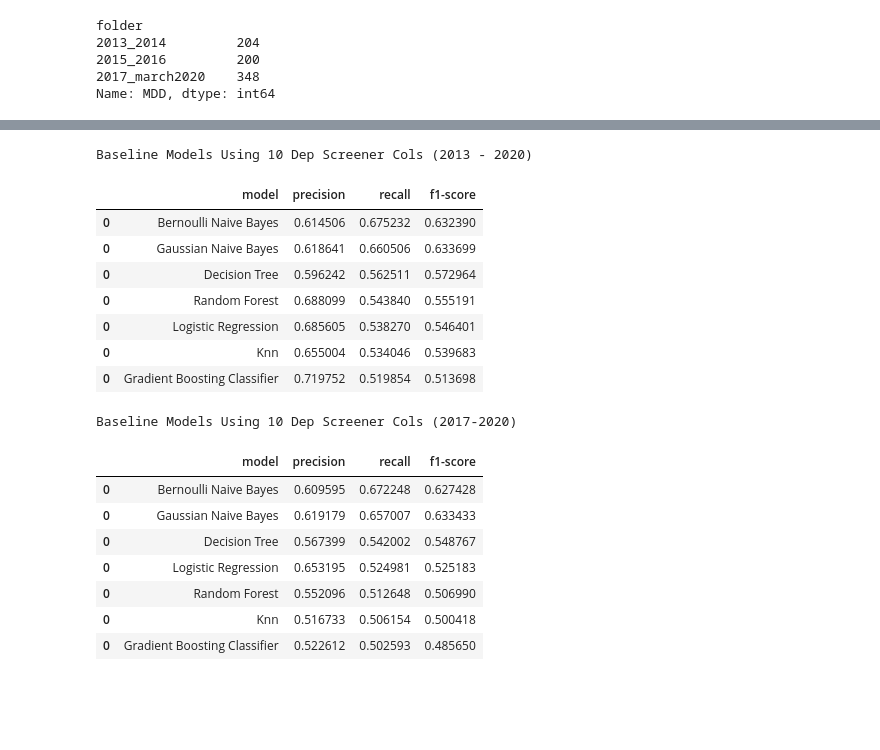
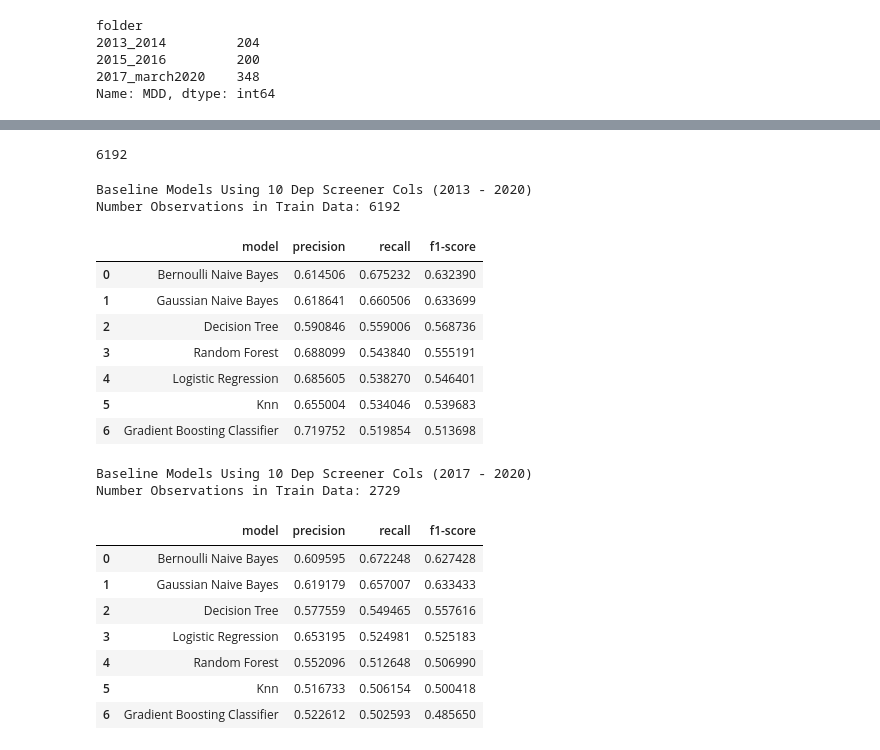
Before and after one commit to orenscarmeli/capstone210-ppd-carmeli_chari_hand_lee, a Jupyter notebook: modeling/initial_modeling.ipynb, the cells around one changed output, grey strips where cells are left out. Drawn from its saved outputs; the diff is of its cells as text; code cells hidden in the pictures; blank space fills up the shorter version.

Commit message:
update pipeline to have all historical years and create baseline models showing multiple survey years

```diff
--- a/modeling/initial_modeling.ipynb
+++ b/modeling/initial_modeling.ipynb
@@ -904,38 +927,46 @@ Name: MDD, dtype: int64
+# %%
+len(y_train)
+# %% [output]
+6192
 # %%
 x_train, x_test, y_train, y_test = get_model_data(
-    original_df = cdc_survey_pmom_v2,
+    original_df = cdc_survey_pmom,
     columns = all_columns[0:10] # just depression screener
 )
 
 baseline_model = baseline_models(x_train, y_train, x_test, y_test, do_smote=False)
-print('Baseline Models Using 10 Dep Screener Cols (2013 - 2020)')
-baseline_model[['model','precision','recall','f1-score']]
+print(f"Baseline Models Using 10 Dep Screener Cols (2013 - 2020) \
+       \nNumber Observations in Train Data: {len(y_train)}")
+baseline_model.reset_index()[['model','precision','recall','f1-score']]
 # %% [output]
 Baseline Models Using 10 Dep Screener Cols (2013 - 2020)
+Number Observations in Train Data: 6192
 |  | model | precision | recall | f1-score |
 | 0 | Bernoulli Naive Bayes | 0.614506 | 0.675232 | 0.632390 |
-| 0 | Gaussian Naive Bayes | 0.618641 | 0.660506 | 0.633699 |
-| 0 | Decision Tree | 0.596242 | 0.562511 | 0.572964 |
-| 0 | Random Forest | 0.688099 | 0.543840 | 0.555191 |
-| 0 | Logistic Regression | 0.685605 | 0.538270 | 0.546401 |
-| 0 | Knn | 0.655004 | 0.534046 | 0.539683 |
-| 0 | Gradient Boosting Classifier | 0.719752 | 0.519854 | 0.513698 |
+| 1 | Gaussian Naive Bayes | 0.618641 | 0.660506 | 0.633699 |
+| 2 | Decision Tree | 0.590846 | 0.559006 | 0.568736 |
+| 3 | Random Forest | 0.688099 | 0.543840 | 0.555191 |
+| 4 | Logistic Regression | 0.685605 | 0.538270 | 0.546401 |
+| 5 | Knn | 0.655004 | 0.534046 | 0.539683 |
+| 6 | Gradient Boosting Classifier | 0.719752 | 0.519854 | 0.513698 |
 # %%
 x_train, x_test, y_train, y_test = get_model_data(
-    original_df = cdc_survey_pmom_v2[cdc_survey_pmom_v2['folder'] == "2017_march2020"],
+    original_df = cdc_survey_pmom[cdc_survey_pmom['folder'] == "2017_march2020"],
     columns = all_columns[0:10] # just depression screener
 )
 
 baseline_model = baseline_models(x_train, y_train, x_test, y_test, do_smote=False)
-print('Baseline Models Using 10 Dep Screener Cols (2017-2020)')
-baseline_model[['model','precision','recall','f1-score']]
+print(f"Baseline Models Using 10 Dep Screener Cols (2017 - 2020) \
+       \nNumber Observations in Train Data: {len(y_train)}")
+baseline_model.reset_index()[['model','precision','recall','f1-score']]
 # %% [output]
-Baseline Models Using 10 Dep Screener Cols (2017-2020)
+Baseline Models Using 10 Dep Screener Cols (2017 - 2020)
+Number Observations in Train Data: 2729
 |  | model | precision | recall | f1-score |
 | 0 | Bernoulli Naive Bayes | 0.609595 | 0.672248 | 0.627428 |
-| 0 | Gaussian Naive Bayes | 0.619179 | 0.657007 | 0.633433 |
-| 0 | Decision Tree | 0.567399 | 0.542002 | 0.548767 |
-| 0 | Logistic Regression | 0.653195 | 0.524981 | 0.525183 |
-| 0 | Random Forest | 0.552096 | 0.512648 | 0.506990 |
-| 0 | Knn | 0.516733 | 0.506154 | 0.500418 |
-| 0 | Gradient Boosting Classifier | 0.522612 | 0.502593 | 0.485650 |
+| 1 | Gaussian Naive Bayes | 0.619179 | 0.657007 | 0.633433 |
+| 2 | Decision Tree | 0.577559 | 0.549465 | 0.557616 |
+| 3 | Logistic Regression | 0.653195 | 0.524981 | 0.525183 |
+| 4 | Random Forest | 0.552096 | 0.512648 | 0.506990 |
+| 5 | Knn | 0.516733 | 0.506154 | 0.500418 |
+| 6 | Gradient Boosting Classifier | 0.522612 | 0.502593 | 0.485650 |
```
Also changed, not shown: parts of 8 cells of this notebook, 3 other files.
